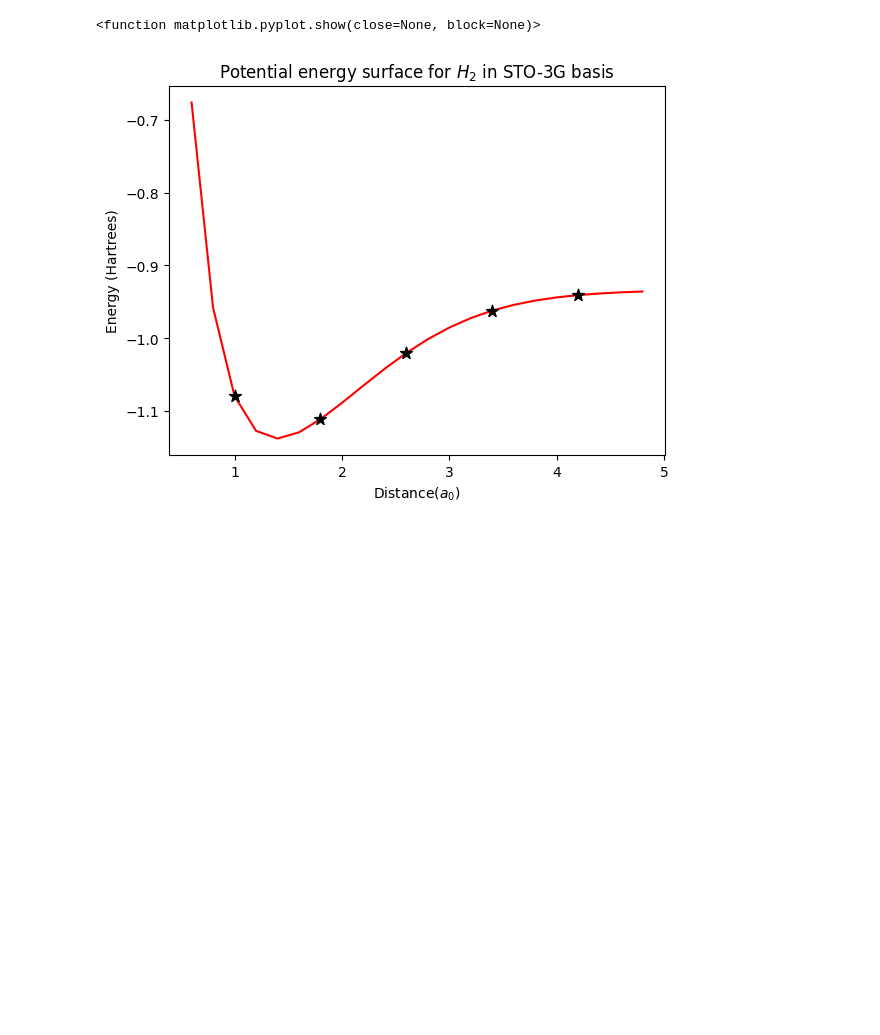
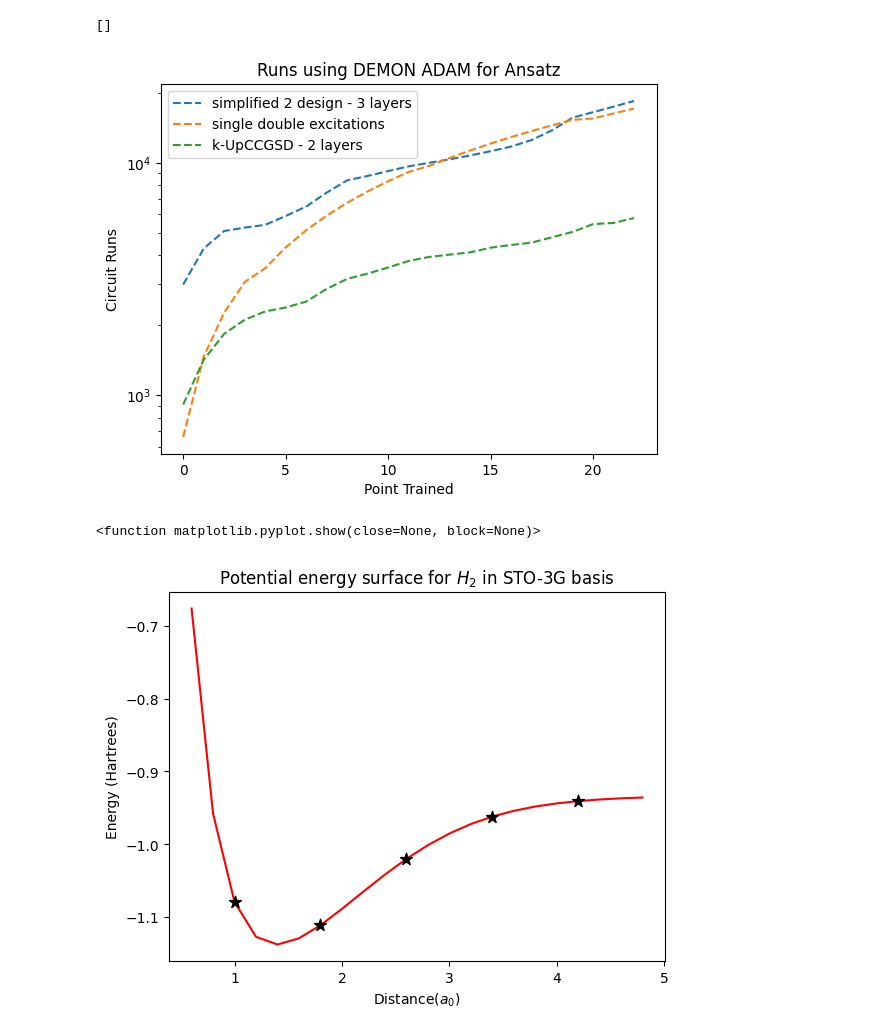
Before and after one commit to sergioandrescs/meta-VQE-pennylane, a Jupyter notebook: plot_join_ansatz.ipynb, the cells around one changed output. Drawn from its saved outputs; the diff is of its cells as text; code cells hidden in the pictures; blank space fills up the shorter version.

```diff
--- a/plot_join_ansatz.ipynb
+++ b/plot_join_ansatz.ipynb
@@ -74,3 +95,30 @@ plt.show
+# %%
+# Ploting number of runs
+# 29,4,13
+
+
+s2d_runs_fd = [i for i in DATA["simplified_2_design"]["fd"][1]["results"]["adam"]["runs_per_step"]]
+single_double_runs_fd = [ i for i in DATA["single_double"]["fd"][0]["results"]["adam"]["runs_per_step"]]
+kUpCCGSD_2k_runs_fd = [ i for i in DATA["kupccgsd"]["fd"][1]["results"]["adam"]["runs_per_step"]]
+
+s2d_runs_fd.extend(DATA["simplified_2_design"]["fd"][1]["meta"]["adam"]["opt_meta_runs_per_step"])
+single_double_runs_fd.extend(DATA["single_double"]["fd"][0]["meta"]["adam"]["opt_meta_runs_per_step"])
+kUpCCGSD_2k_runs_fd.extend(DATA["kupccgsd"]["fd"][1]["meta"]["adam"]["opt_meta_runs_per_step"])
+
+plt.plot([i for i in range(len(s2d_runs_fd))], np.cumsum(s2d_runs_fd)*29, linestyle="--", color=colors[0],label="simplified 2 design - 3 layers")
+plt.plot([i for i in range(len(single_double_runs_fd))], np.cumsum(single_double_runs_fd)*4, linestyle="--", color=colors[1],label="single double excitations" )
+plt.plot([i for i in range(len(kUpCCGSD_2k_runs_fd))], np.cumsum(kUpCCGSD_2k_runs_fd)*13, linestyle="--", color=colors[2], label="k-UpCCGSD - 2 layers")
+
+plt.legend()
+plt.yscale('log')
+plt.title('Runs using DEMON ADAM for Ansatz')
+plt.xlabel('Point Trained')
+plt.ylabel('Circuit Runs')
+
+plt.plot()
+# %% [output]
+[]
+[figure, added]
 # %%
 # Meta VQE description plot
 train_points_indexes = [2,6,10,14,18]
```
Also changed, not shown: parts of 9 cells of this notebook, 6 other files.
